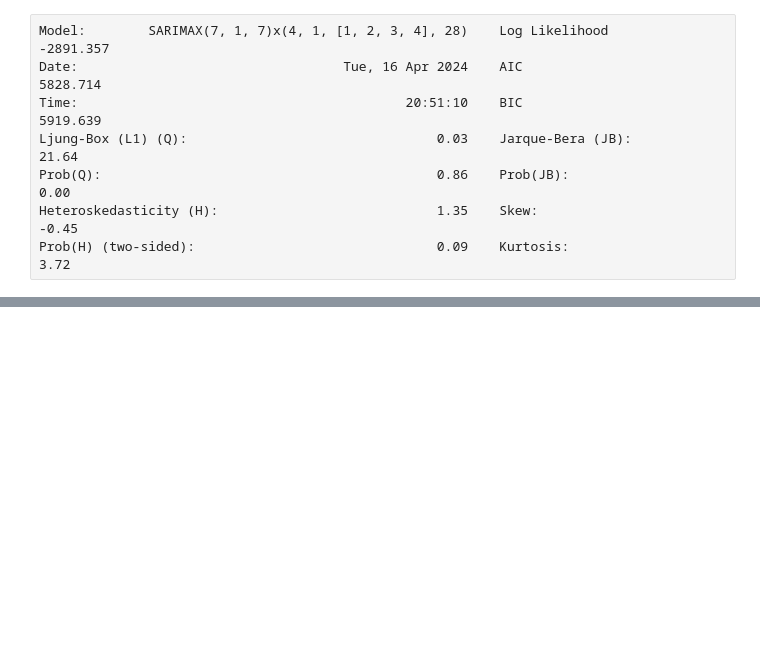
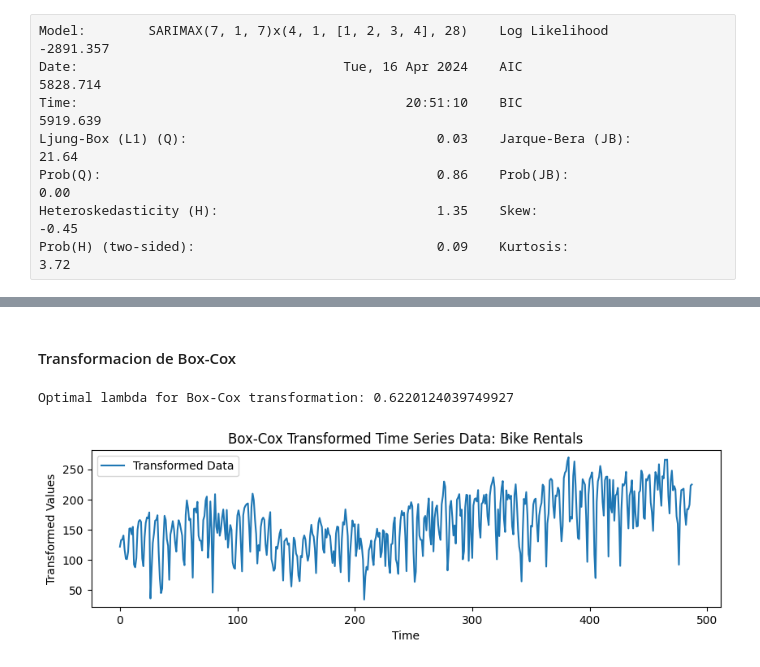
Before and after one commit to marianataglio/seriestemporales, a Jupyter notebook: 02 - Modelos(S)ARIMA.ipynb, the cells around one changed output, grey strips where cells are left out. Saved outputs shown, nothing was run; the diff lists cells and outputs as text; code cells hidden in the pictures; blank space fills up the shorter version.

```diff
--- a/02 - Modelos(S)ARIMA.ipynb
+++ b/02 - Modelos(S)ARIMA.ipynb
@@ -361,3 +287,22 @@ Prob(H) (two-sided):                               0.09    Kurtosis:
 El modelo SARIMA FORECAST con parametros con AR=7, I=1 y MA=7 y seasonal orden SAR=4, S=1, SMA=4, s=28 tiene el error mas bajo pero demora aprox **266.64 seg**.
 
 **Residual**: hay un poco de heterocesdatiscidad, de acuerdo con los graficos observamos que el residual no esta normalmente distribuido. Procedemos a realizar transformacion de box cox sobre la serie y volvemos a fitear un arima con parametros AR=7, I=1 y MA=7
+# %% [markdown]
+#### Transformacion de Box-Cox
+# %%
+from scipy.stats import boxcox
+
+transformed_data, lambda_value = boxcox(bicis_data)
+print("Optimal lambda for Box-Cox transformation:", lambda_value)
+# %% [output]
+Optimal lambda for Box-Cox transformation: 0.6220124039749927
+# %%
+plt.figure(figsize=(10, 2.5))
+plt.plot(transformed_data, label='Transformed Data')
+plt.title('Box-Cox Transformed Time Series Data: Bike Rentals')
+plt.xlabel('Time')
+plt.ylabel('Transformed Values')
+plt.legend()
+plt.show()
+# %% [output]
+[figure, added]
```
Also changed, not shown: parts of 8 cells of this notebook.
